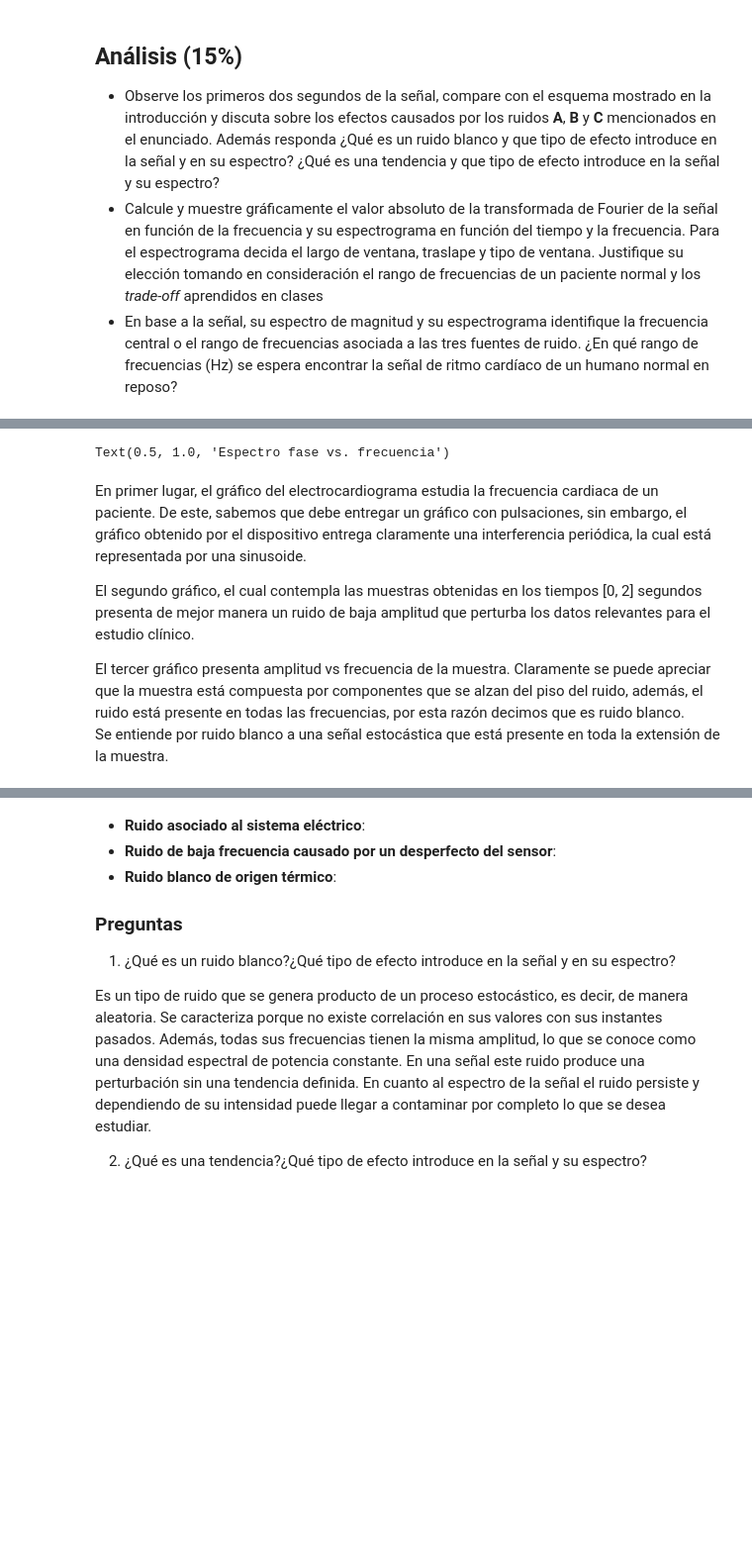
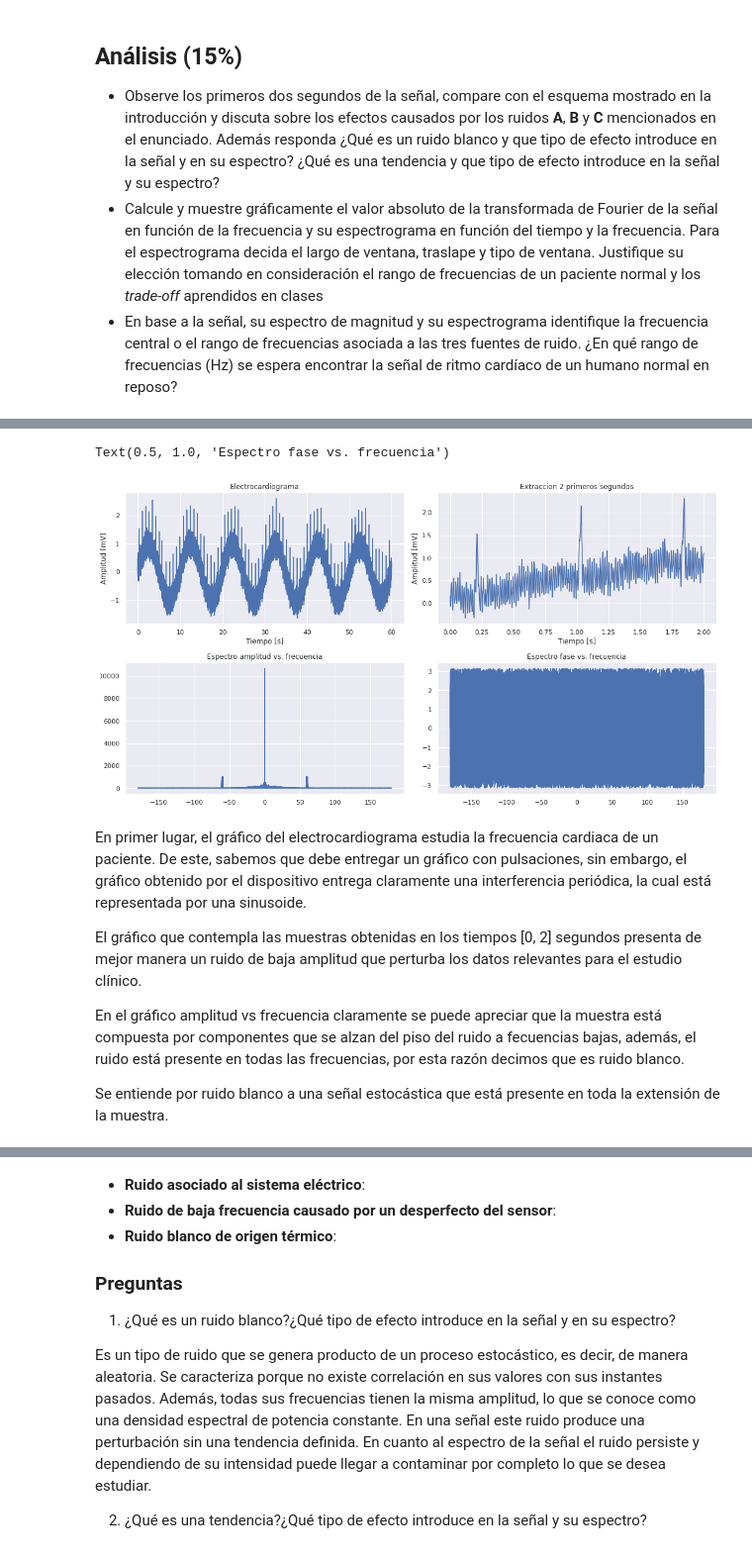
Before and after one commit to Rickiwasho/Analisis-sistemas-lineales, a Jupyter notebook: docs/tarea2/tarea2_info183.ipynb, the cells around one changed output, grey strips where cells are left out. Shown at 99% size. Drawn from its saved outputs; the diff is of its cells as text; code cells hidden in the pictures; blank space fills up the shorter version.

```diff
--- a/docs/tarea2/tarea2_info183.ipynb
+++ b/docs/tarea2/tarea2_info183.ipynb
@@ -64,23 +63,26 @@ ax.set_ylabel('Amplitud [mV]');
 time1 = np.arange(len(data))/(Fs)
 time2 = np.linspace(start=0,stop=2,num=720)
 data2 = data[:720]
-fig, (ax1, ax2, ax3, ax4) = plt.subplots(1,4, figsize=(15,5))
-ax1.plot(time1, data)
-ax1.set_xlabel('Tiempo [s]')
-ax1.set_ylabel('Amplitud [mV]')
-ax1.set_title('Electrocardiograma')
-ax2.plot(time2, data2)
-ax2.set_xlabel('Tiempo [s]')
-ax2.set_ylabel('Amplitud [mV]')
-ax2.set_title('Extraccion 2 primeros segundos')
+fig, axs = plt.subplots(2,2, figsize=(15,8), tight_layout=True)
+
+axs[0,0].plot(time1, data)
+axs[0,0].set_xlabel('Tiempo [s]')
+axs[0,0].set_ylabel('Amplitud [mV]')
+axs[0,0].set_title('Electrocardiograma')
+
+axs[0,1].plot(time2, data2)
+axs[0,1].set_xlabel('Tiempo [s]')
+axs[0,1].set_ylabel('Amplitud [mV]')
+axs[0,1].set_title('Extraccion 2 primeros segundos')
 
 
 s = sfft.fft(data, len(data))
 SA = np.absolute(s)
 SP = np.angle(s)
 freqs = sfft.fftfreq(len(data), 1/Fs)
-ax3.set_title("Espectro amplitud vs. frecuencia")
-ax3.plot(sfft.fftshift(freqs),sfft.fftshift(SA))
-ax4.plot(freqs, SP)
-ax4.set_title("Espectro fase vs. frecuencia")
+axs[1,0].set_title("Espectro amplitud vs. frecuencia")
+axs[1,0].plot(sfft.fftshift(freqs),sfft.fftshift(SA))
+
+axs[1,1].plot(freqs, SP)
+axs[1,1].set_title("Espectro fase vs. frecuencia")
 # %% [output]
@@ -89,12 +89,15 @@ ax4.set_title("Espectro fase vs. frecuencia")
 Text(0.5, 1.0, 'Espectro fase vs. frecuencia')
+[figure, added]
 # %% [markdown]
 
 En primer lugar, el gráfico del electrocardiograma estudia la frecuencia cardiaca de un paciente. De este, sabemos que debe entregar un gráfico con pulsaciones, sin embargo, el gráfico obtenido por el dispositivo entrega claramente una interferencia periódica, la cual está representada por una sinusoide.
 
-El segundo gráfico, el cual contempla las muestras obtenidas en los tiempos [0, 2] segundos presenta de mejor manera un ruido de baja amplitud que perturba los datos relevantes para el estudio clínico.
+El gráfico que contempla las muestras obtenidas en los tiempos [0, 2] segundos presenta de mejor manera un ruido de baja amplitud que perturba los datos relevantes para el estudio clínico.
 
 
-El tercer gráfico presenta amplitud vs frecuencia de la muestra. Claramente se puede apreciar que la muestra está compuesta por componentes que se alzan del piso del ruido, además, el ruido está presente en todas las frecuencias, por esta razón decimos que es ruido blanco.
+En el gráfico amplitud vs frecuencia claramente se puede apreciar que la muestra está compuesta por componentes que se alzan del piso del ruido a fecuencias bajas, además, el ruido está presente en todas las frecuencias, por esta razón decimos que es ruido blanco.
+
+
 Se entiende por ruido blanco a una señal estocástica que está presente en toda la extensión de la muestra.
 # %%
 
```
Also changed, not shown: parts of 4 cells of this notebook.
